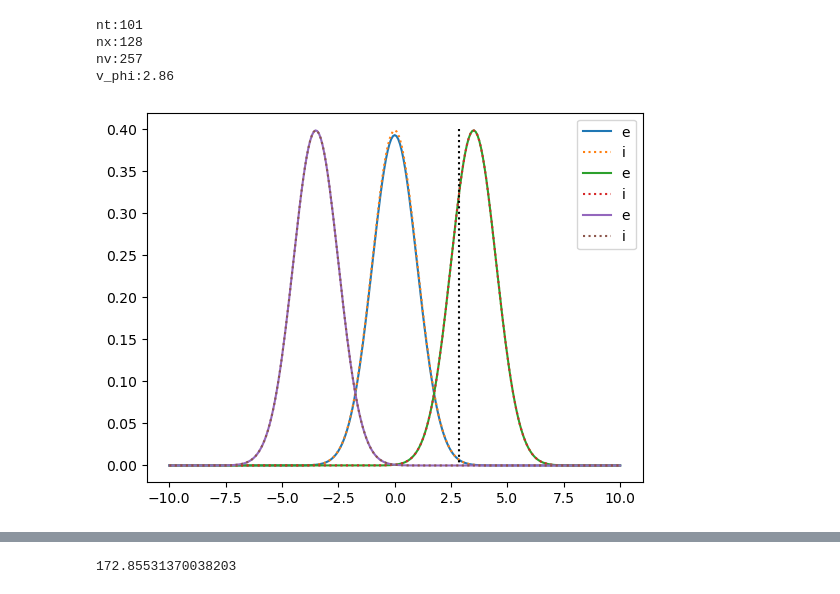
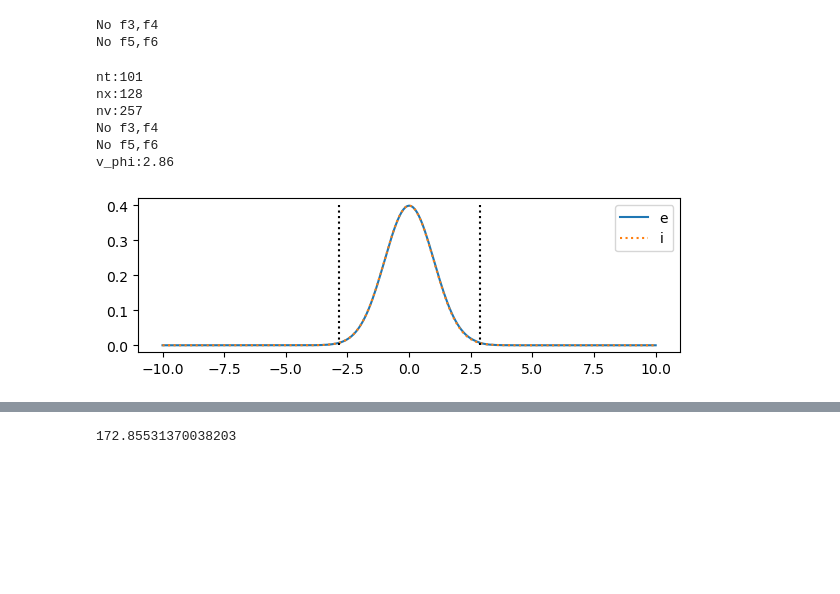
Before and after one commit to hasithperera/PHYS_783, a Jupyter notebook: vp/out/try_2-8.ipynb, the cells around one changed output, grey strips where cells are left out. Saved outputs shown, nothing was run; the diff lists cells and outputs as text; code cells hidden in the pictures; blank space fills up the shorter version.

```diff
--- a/vp/out/try_2-8.ipynb
+++ b/vp/out/try_2-8.ipynb
@@ -5,7 +5,7 @@ import matplotlib.pyplot as plt
 import pandas as pd
 # %%
 #### file = 'data/run_1/landaudamp1.vp_energy'
-run_id = '4_2'
+run_id = '8_0'
 file_energy = './landaudamp{}/landaudamp{}.vp_energy'.format(run_id,run_id)
 
 file_f1 = './landaudamp{}/landaudamp{}.phase_space.1' .format(run_id,run_id)
@@ -23,7 +23,7 @@ try:
     file_f4 = './landaudamp{}/landaudamp{}.phase_space.4'.format(run_id,run_id)
     data_4 = np.loadtxt(file_f4)
 except:
-    print("No f3")
+    print("No f3,f4")
 
 ## two more species
 
@@ -34,7 +34,10 @@ try:
     file_f6 = './landaudamp{}/landaudamp{}.phase_space.6'.format(run_id,run_id)
     data_6 = np.loadtxt(file_f6)
 except:
-    print("No f3")
+    print("No f5,f6")
+# %% [output]
+No f3,f4
+No f5,f6
 # %%
 data_1 = np.loadtxt(file_f1)
 data_2 = np.loadtxt(file_f2)
@@ -68,40 +71,71 @@ kL_de = 1/nl
 v_phi = 1.43/kL_de
 x_lim = .4
 
-plt.figure()
+plt.figure(figsize=(7,2))
 plt.plot(v_ax,f_1[:,x,0],'-',label='e',markevery=.05)
 plt.plot(v_ax,f_2[:,x,0],':',label='i',markevery=.05)
+
+
+#f_3 = np.reshape(data_3[:,3],[nv,nx,nt],order='F');
 
 try:
     f_3 = np.reshape(data_3[:,3],[nv,nx,nt],order='F');
     f_4 = np.reshape(data_4[:,3],[nv,nx,nt],order='F');
     plt.plot(v_ax,f_3[:,x,0],'-',label='e',markevery=.05)
     plt.plot(v_ax,f_4[:,x,0],':',label='i',markevery=.05)
 
 except:
-    pass
+    print("No f3,f4")
 
 ## handel new species
 
 try:
     f_5 = np.reshape(data_5[:,3],[nv,nx,nt],order='F');
     f_6 = np.reshape(data_6[:,3],[nv,nx,nt],order='F');
     plt.plot(v_ax,f_5[:,x,0],'-',label='e',markevery=.05)
     plt.plot(v_ax,f_6[:,x,0],':',label='i',markevery=.05)
 
 except:
-    pass
+    print("No f5,f6")
 
 plt.plot([v_phi,v_phi],[x_lim,0],':k')
+plt.plot([-v_phi,-v_phi],[x_lim,0],':k')
 plt.legend()
 
 print(f"v_phi:{v_phi}")
+#### at large time
+
+# t_i = 20
+# plt.plot(v_ax,f_1[:,x,t_i],'-',label='e',markevery=.05)
+# plt.plot(v_ax,f_2[:,x,t_i],':',label='i',markevery=.05)
+
+# try:
+#     f_3 = np.reshape(data_3[:,3],[nv,nx,nt],order='F');
+#     f_4 = np.reshape(data_4[:,3],[nv,nx,nt],order='F');
+#     plt.plot(v_ax,f_3[:,x,t_i],'-',label='e',markevery=.05)
+#     plt.plot(v_ax,f_4[:,x,t_i],':',label='i',markevery=.05)
+
+# except:
+#     pass
+
+# ## handel new species
+
+# try:
+#     f_5 = np.reshape(data_5[:,3],[nv,nx,nt],order='F');
+#     f_6 = np.reshape(data_6[:,3],[nv,nx,nt],order='F');
+#     plt.plot(v_ax,f_5[:,x,t_i],'-',label='e',markevery=.05)
+#     plt.plot(v_ax,f_6[:,x,t_i],':',label='i',markevery=.05)
+
+# except:
+#     pass
 # %% [output]
 nt:101
 nx:128
 nv:257
+No f3,f4
+No f5,f6
 v_phi:2.86
-[figure, old version]
+[figure, new version]
 # %%
 ## F90 output
 ##  t,x(j),v(i),fs(ispec,j,i),fs0(ispec,j,i),fsb(ispec,j,i),fsw(ispec,j,i),fsc(ispec,j,i)
```
Also changed, not shown: parts of 16 cells of this notebook, 13 other files.
